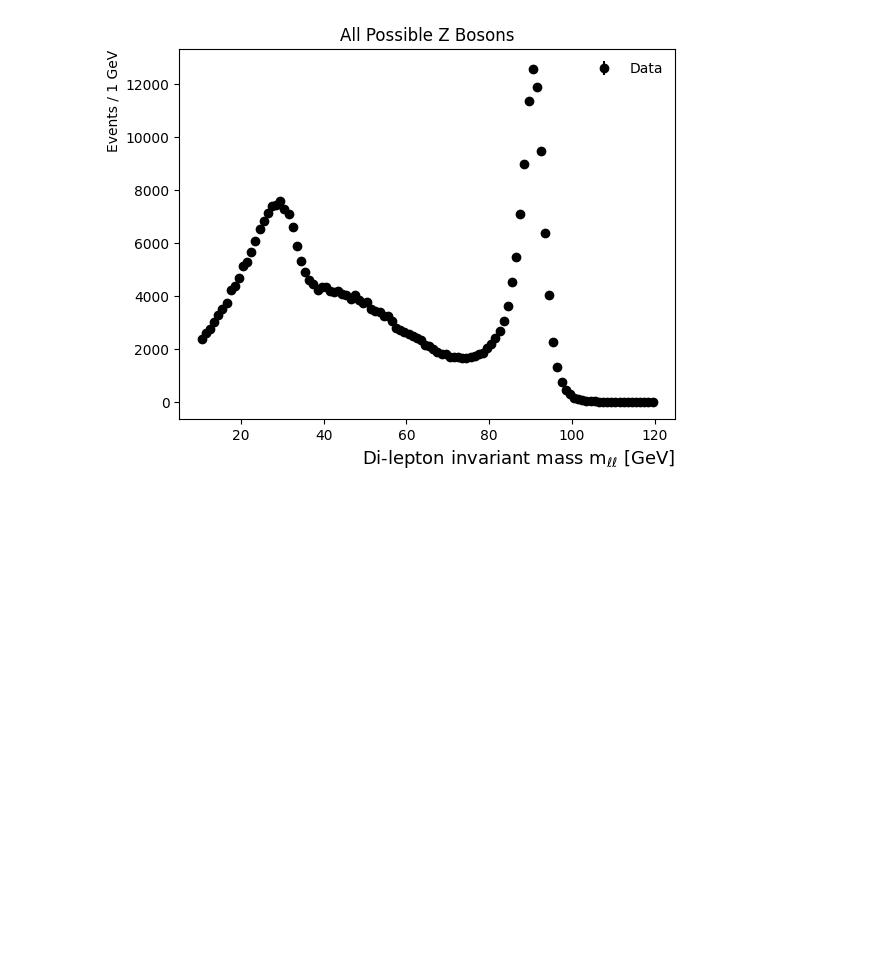
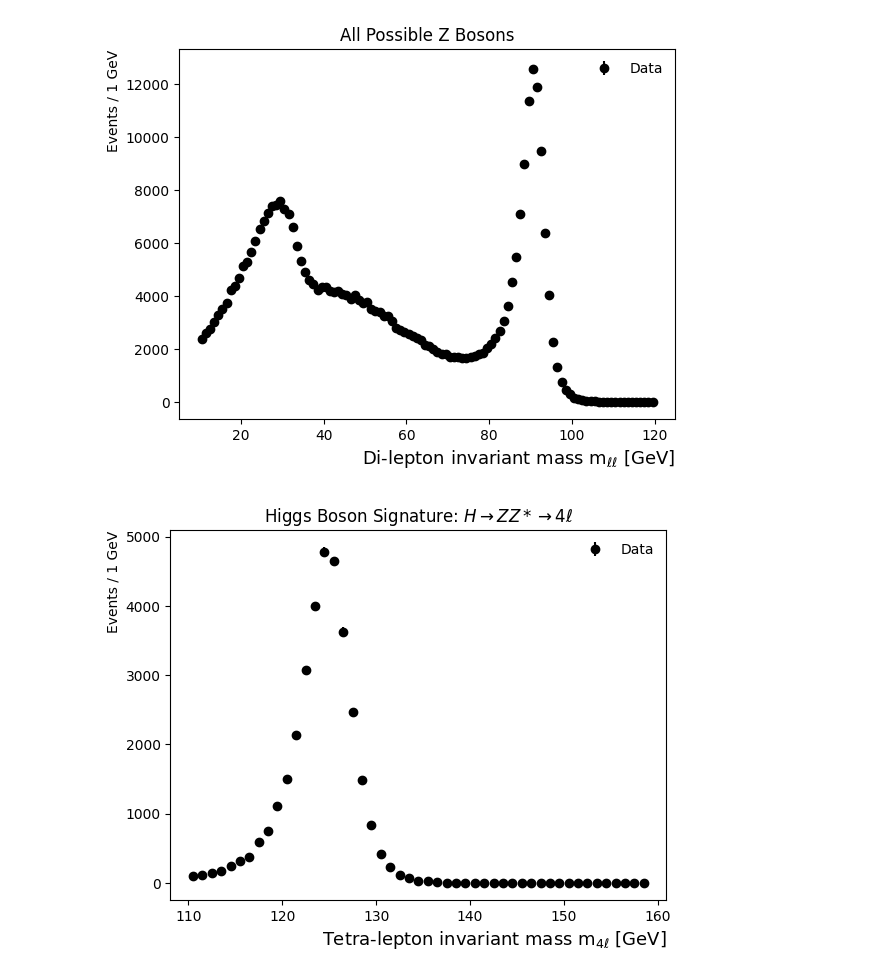
Before and after one commit to codersub10/higgs, a Jupyter notebook: higgspeakmc.ipynb, the cells around one changed output. Saved outputs shown, nothing was run; the diff lists cells and outputs as text; code cells hidden in the pictures; blank space fills up the shorter version.

Commit message:
isolated higgs bosson, made a graph of mass

```diff
--- a/higgspeakmc.ipynb
+++ b/higgspeakmc.ipynb
@@ -84,0 +86,44 @@ plt.show()
+# %%
+Z_mass_upper = Z_mass[:3]
+Z_mass_lower = Z_mass[3:]
+
+Z_on_min, Z_on_max = 50, 106
+Z_off_min, Z_off_max = 17.5, 115
+
+Z_up_is_on = (Z_mass_upper > Z_on_min) & (Z_mass_upper < Z_on_max)
+Z_up_is_off = (Z_mass_upper > Z_off_min) & (Z_mass_upper < Z_off_max)
+Z_low_is_on = (Z_mass_lower > Z_on_min) & (Z_mass_lower < Z_on_max)
+Z_low_is_off = (Z_mass_lower > Z_off_min) & (Z_mass_lower < Z_off_max)
+
+shell_cut = (Z_up_is_on & Z_low_is_off) | (Z_up_is_off & Z_low_is_on)
+# %%
+H_charge_cut = Z_charge_cut[:3] & Z_charge_cut[3:]
+H_flavor_cut = Z_flavor_cut[:3] & Z_flavor_cut[3:]
+H_tight_cut = Z_tight_cut[:3] & Z_tight_cut[3:]
+# %%
+H_mass = np.sqrt(np.abs(Higgs[:,0]**2-Higgs[:,1]**2-Higgs[:,2]**2-Higgs[:,3]**2))[0]
+# %%
+cut = shell_cut & H_charge_cut & H_flavor_cut & H_tight_cut
+cut = cut[0] | cut[1] | cut[2]
+cut_H_mass = H_mass[cut]
+# %%
+xmin = 110
+xmax = 160
+
+bin_width = 1
+bin_edges = np.arange(start=xmin, stop=xmax, step=bin_width)
+bin_centers = bin_edges[:-1]+bin_width/2
+
+counts, _ = np.histogram(cut_H_mass, bins=bin_edges)
+count_errors = np.sqrt(counts)
+
+axs = plt.gca()
+axs.errorbar(x=bin_centers, y=counts, yerr=count_errors, fmt='ko', label="Data")
+axs.set_xlabel(r'Tetra-lepton invariant mass $\mathrm{m_{4\ell}}$ [GeV]',
+                     fontsize = 13, x = 1, horizontalalignment = 'right' )
+axs.set_ylabel('Events / ' + str(bin_width) + ' GeV', y = 1, horizontalalignment = 'right')
+plt.title('Higgs Boson Signature: ' + r'$H \rightarrow ZZ* \rightarrow 4\ell$')
+axs.legend(frameon = False)
+plt.show()
+# %% [output]
+[figure, added]
```
Also changed, not shown: parts of 3 cells of this notebook.
